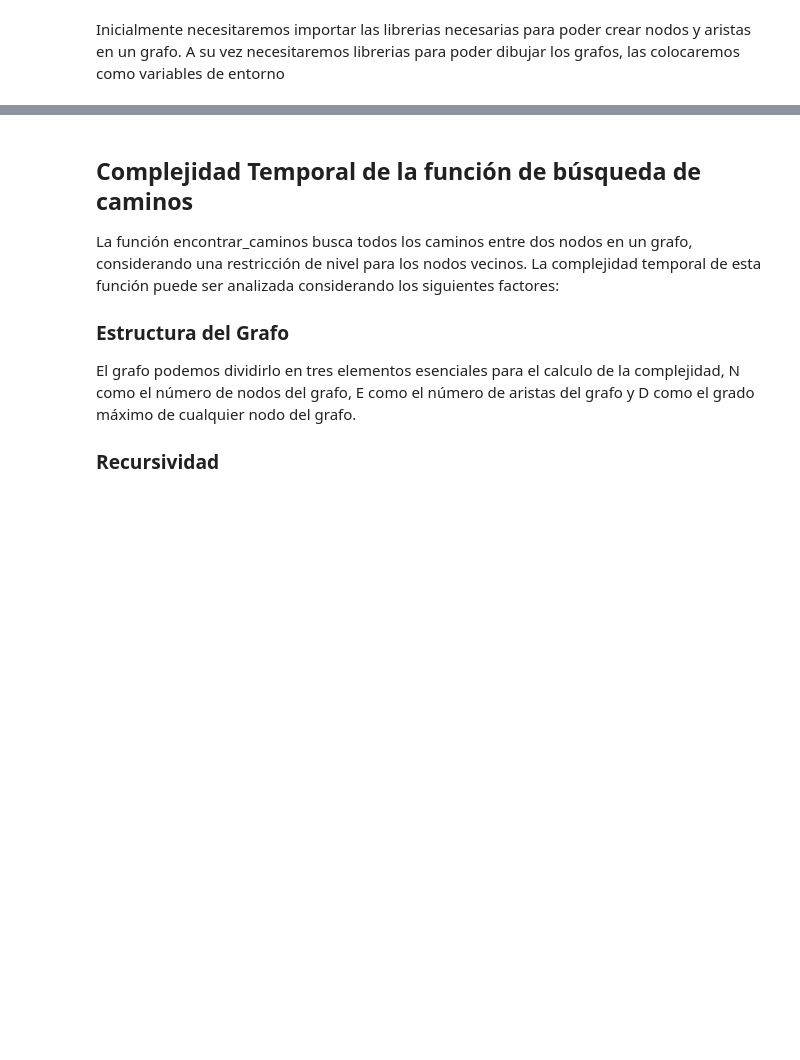
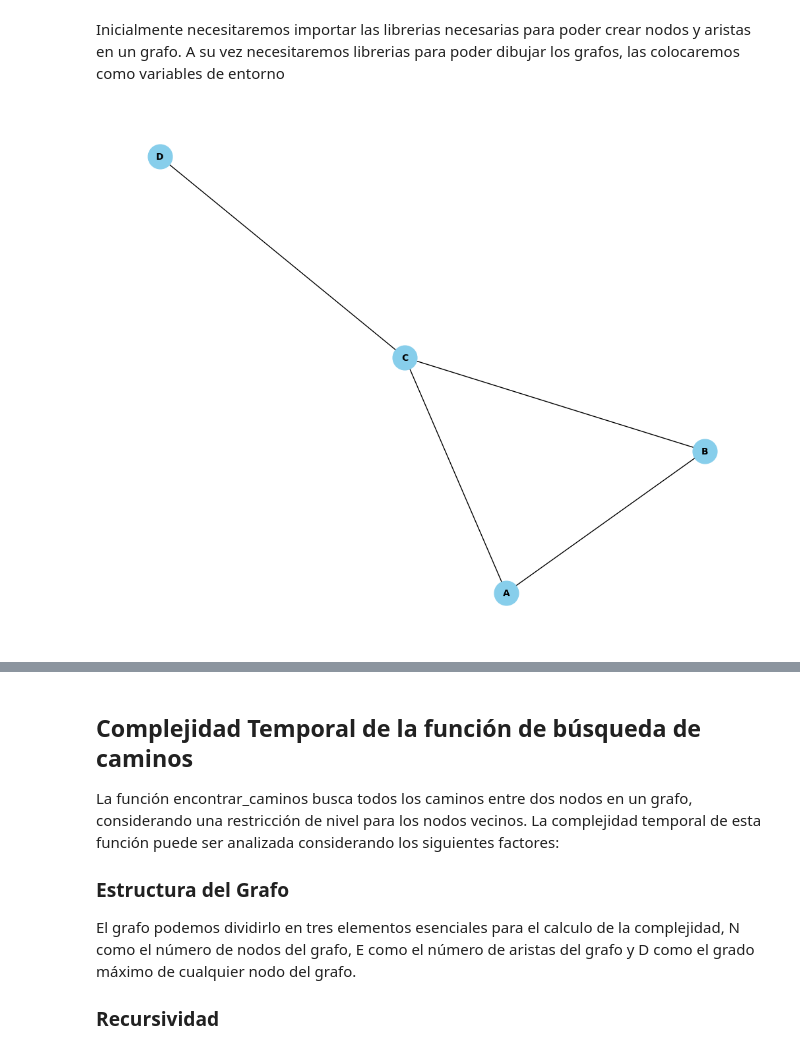
Before and after one commit to Aaronre4/Seguridad-por-Dise-o-en-Infraestructuras-de-Redes-IT, a Jupyter notebook: TFG.ipynb, the cells around one changed output, grey strips where cells are left out. Cells and saved outputs as stored; diff of their text form; code cells hidden in the pictures; blank space fills up the shorter version.

Commit message:
Creacion de modelo con json y terminacion de explicacion de union

```diff
--- a/TFG.ipynb
+++ b/TFG.ipynb
@@ -292,5 +282,27 @@ import copy
 #import pydot
 #import graphviz_layout
+# %%
+with open('./assets/nodos_aristas.json', 'r') as f:
+    data = json.load(f)
+
+# Crear un grafo
+G = nx.Graph()
+
+# Añadir nodos con atributos
+for node in data['nodes']:
+    G.add_node(node['id'], **{k: v for k, v in node.items() if k != 'id'})
+
+# Añadir aristas
+for edge in data['edges']:
+    G.add_edge(edge['source'], edge['target'])
+
+# Dibujar el grafo para verificar que se ha creado correctamente
+plt.figure(figsize=(10, 8))
+pos = nx.spring_layout(G)  # Posición de los nodos para la visualización
+nx.draw(G, pos, with_labels=True, node_size=700, node_color="skyblue", font_size=10, font_color="black", font_weight="bold")
+plt.show()
+# %% [output]
+[figure, added]
 # %%
 G = nx.Graph()
 #pos = nx.tree_layout(G)
```
Also changed, not shown: parts of 11 cells of this notebook, 1 other file.
